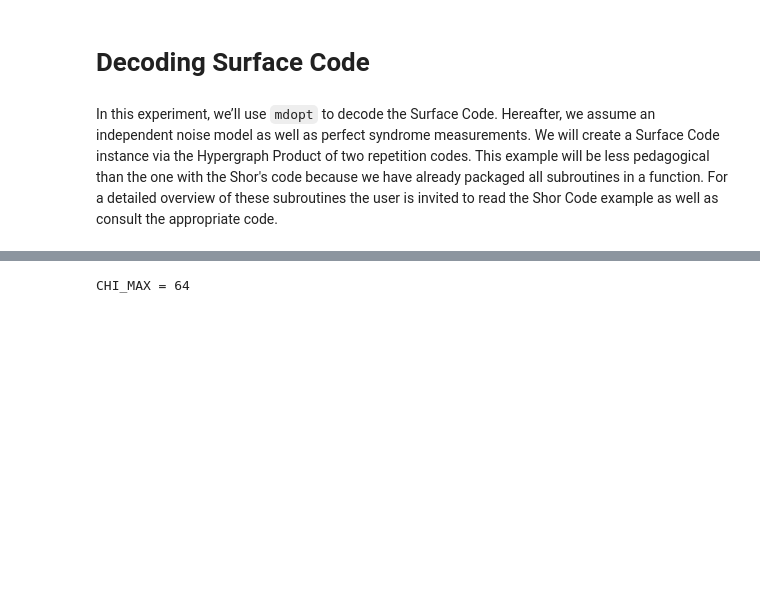
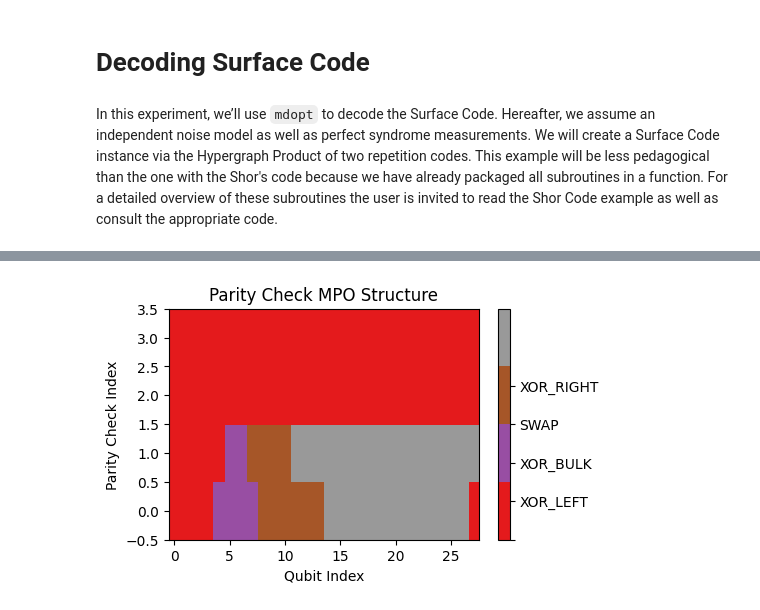
Before and after one commit to quicophy/mdopt, a Jupyter notebook: docs/source/quantum_surface.ipynb, the cells around one changed output, grey strips where cells are left out. Cells and saved outputs as stored; diff of their text form; code cells hidden in the pictures; blank space fills up the shorter version.

```diff
--- a/docs/source/quantum_surface.ipynb
+++ b/docs/source/quantum_surface.ipynb
@@ -79,0 +43,4 @@ from typing import List, Tuple
+# %%
+LATTICE_SIZE = 3
+rep_code = qc.repetition_code(LATTICE_SIZE)
+surface_code = qc.hypergraph_product(rep_code, rep_code)
@@ -82,21 +79,26 @@ css_code_stabilisers(surface_code)
+# %%
+plot_parity_check_mpo(surface_code)
+# %% [output]
+[figure, added]
 # %%
 LATTICE_SIZE = 3
+NUM_QUBITS = 2 * (LATTICE_SIZE - 1) * LATTICE_SIZE
 NUM_EXPERIMENTS = 100
 
 SEED = 123
 seed_seq = np.random.SeedSequence(SEED)
 
-max_bond_dims = [64, 32, 16, 8, 4]
-error_rates = np.linspace(0.1, 0.2, 5)
+max_bond_dims = [32, 16, 8, 4]
+error_rates = np.linspace(0.05, 0.25, 11)
 failures_statistics = {}
+
+rep_code = qc.repetition_code(LATTICE_SIZE)
+surface_code = qc.hypergraph_product(rep_code, rep_code)
 
 for CHI_MAX in max_bond_dims:
     print(f"CHI_MAX = {CHI_MAX}")
     for ERROR_RATE in tqdm(error_rates):
         failures = []
-
-        rep_code = qc.repetition_code(LATTICE_SIZE)
-        surface_code = qc.hypergraph_product(rep_code, rep_code)
 
         for l in range(NUM_EXPERIMENTS):
             new_seed = seed_seq.spawn(1)[0]
@@ -110,13 +112,12 @@ for CHI_MAX in max_bond_dims:
                 seed=SEED,
                 error_model="Depolarising",
             )
-            #print(error)
-            error = pauli_to_mps(error)
 
             _, success = decode_css(
                 code=surface_code,
                 error=error,
                 chi_max=CHI_MAX,
+                multiply_by_stabiliser=True,
                 bias_type="Depolarising",
                 bias_prob=ERROR_RATE,
                 renormalise=True,
@@ -163,12 +164,10 @@ for index, CHI_MAX in enumerate(max_bond_dims):
         color=green_cmap(norm(index)),
     )
 
-#plt.yscale("log")
+# plt.yscale("log")
 plt.legend(fontsize=7)
 plt.xlabel("Error rate")
 plt.ylabel("Failure rate")
 plt.grid()
 
 plt.show()
-# %% [output]
-CHI_MAX = 64
```
Also changed, not shown: parts of 23 cells of this notebook, 4 other files.
